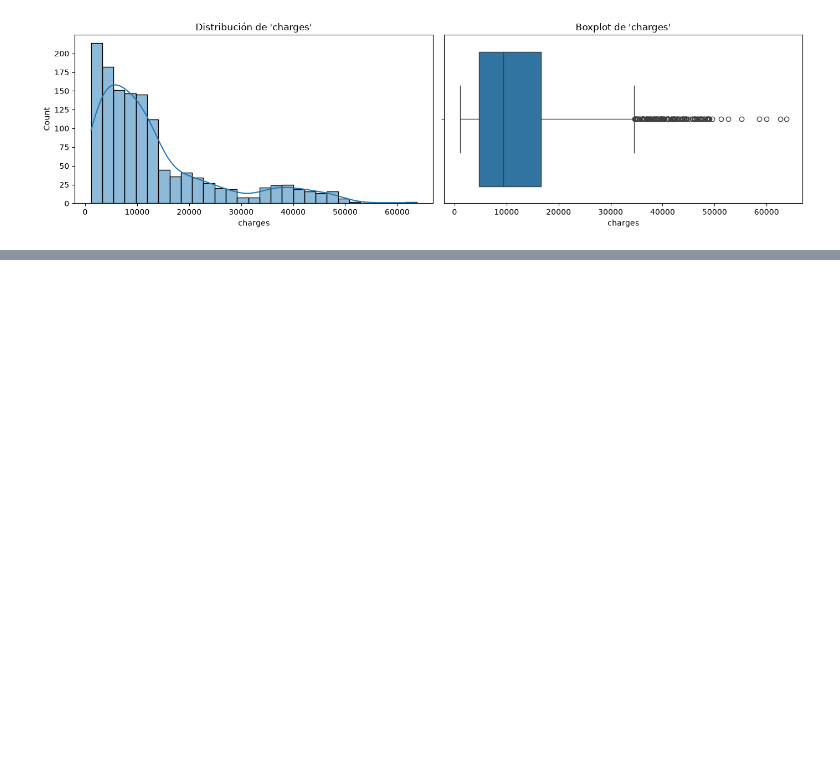
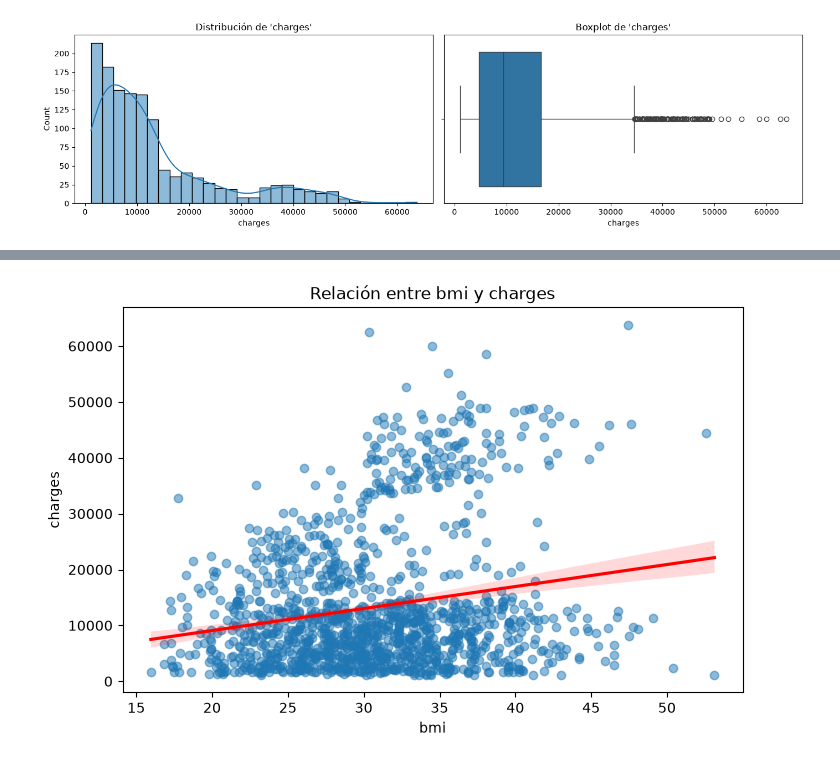
Before and after one commit to sergiocaceresbas/linear-regression-project-tutorial, a Jupyter notebook: src/explore.ipynb, the cells around one changed output, grey strips where cells are left out. Drawn from its saved outputs; the diff is of its cells as text; code cells hidden in the pictures; blank space fills up the shorter version.

```diff
--- a/src/explore.ipynb
+++ b/src/explore.ipynb
@@ -191,0 +225,4 @@ analizar_numerica(df, "charges")
+# %%
+analizar_relacion_numerica(df, "bmi", "charges")
+# %% [output]
+[figure, added]
```
Also changed, not shown: parts of 24 cells of this notebook.
